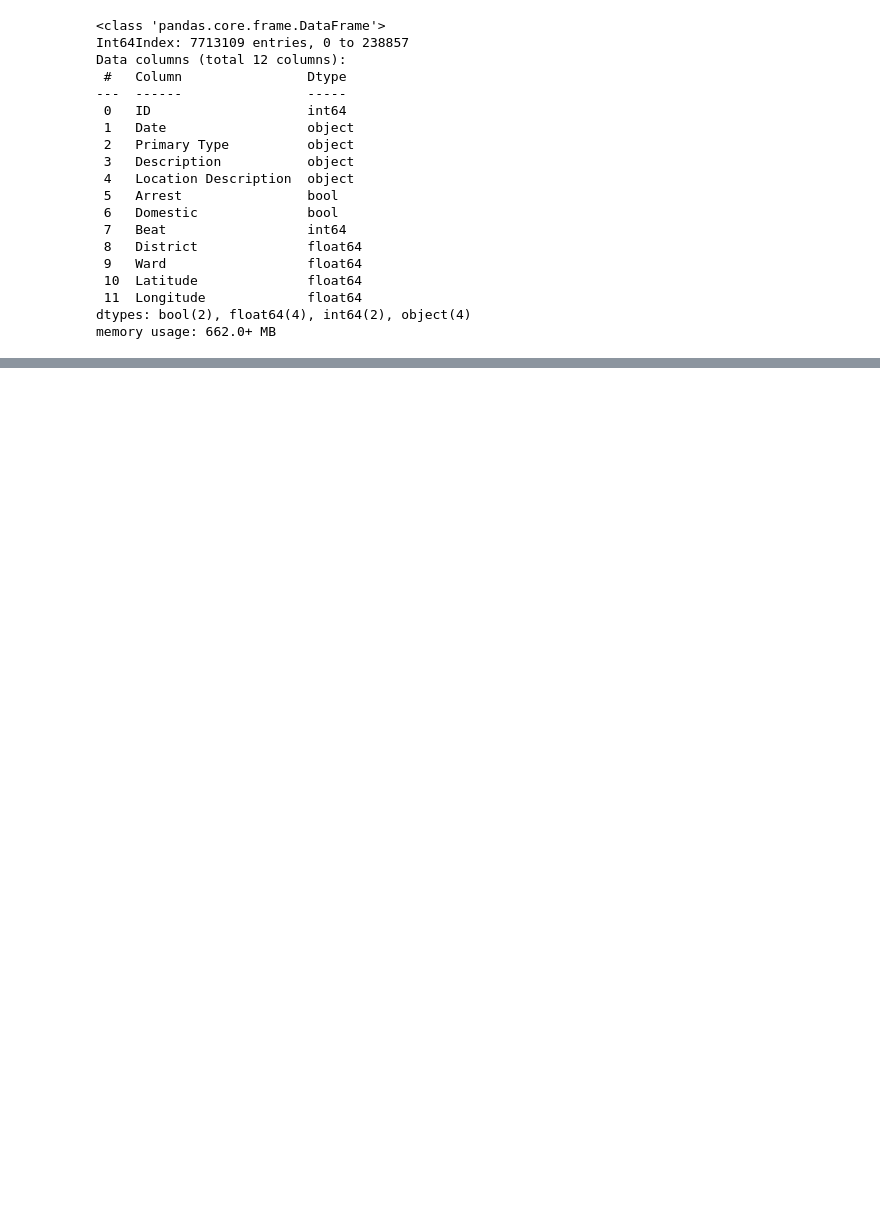
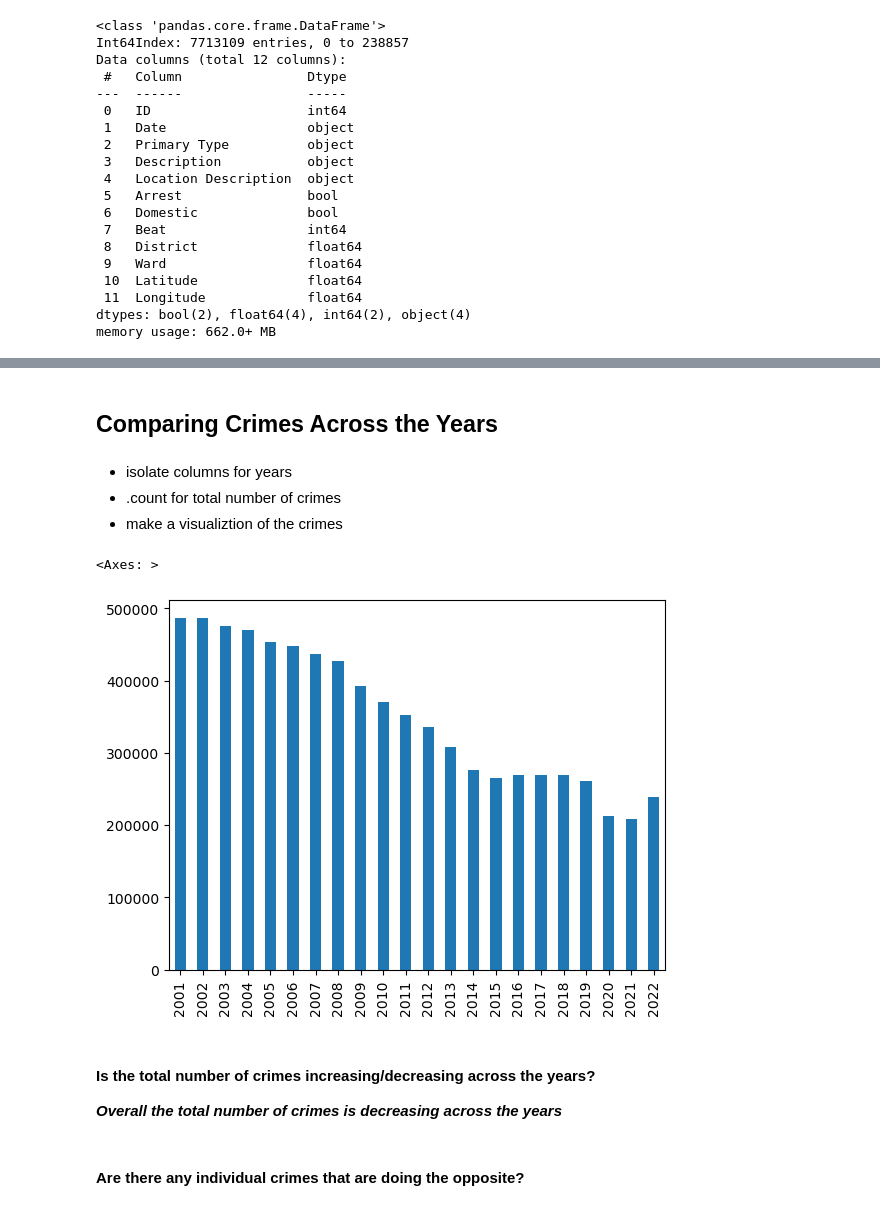
Before and after one commit to SeeBee8/Chicago-Crimes, a Jupyter notebook: Part1_Project3.ipynb, the cells around one changed output, grey strips where cells are left out. Cells and saved outputs as stored; diff of their text form; code cells hidden in the pictures; blank space fills up the shorter version.

```diff
--- a/Part1_Project3.ipynb
+++ b/Part1_Project3.ipynb
@@ -178,0 +178,9 @@ Taken from: data.cityofchicago.org/Public-Safety/Crimes-2001-to-Present/
+# %%
+dff = df.copy()
+# %%
+#Set format for datetime and change dtype
+date_format = "%m/%d/%Y %H:%M:%S %p"
+
+dff['Datetime'] = pd.to_datetime(df['Date'], format=date_format)
+dff = dff.sort_values('Datetime')
+dff
@@ -178,0 +201,4 @@ Taken from: data.cityofchicago.org/Public-Safety/Crimes-2001-to-Present/
+# %%
+#Set index column to datetime
+dff=dff.set_index('Datetime')
+dff.info()
@@ -178,0 +240,17 @@ Taken from: data.cityofchicago.org/Public-Safety/Crimes-2001-to-Present/
+# %% [markdown]
+## Comparing Crimes Across the Years
+# %% [markdown]
+- isolate columns for years
+- .count for total number of crimes
+- make a visualiztion of the crimes
+# %%
+df_years = dff.index.year
+df_years.value_counts().sort_index().plot(kind='bar');
+# %% [output]
+<Axes: >
+[figure, added]
+# %% [markdown]
+#### Is the total number of crimes increasing/decreasing across the years?
+***Overall the total number of crimes is decreasing across the years***
+# %% [markdown]
+#### Are there any individual crimes that are doing the opposite?
```
Also changed, not shown: parts of 26 cells of this notebook.
